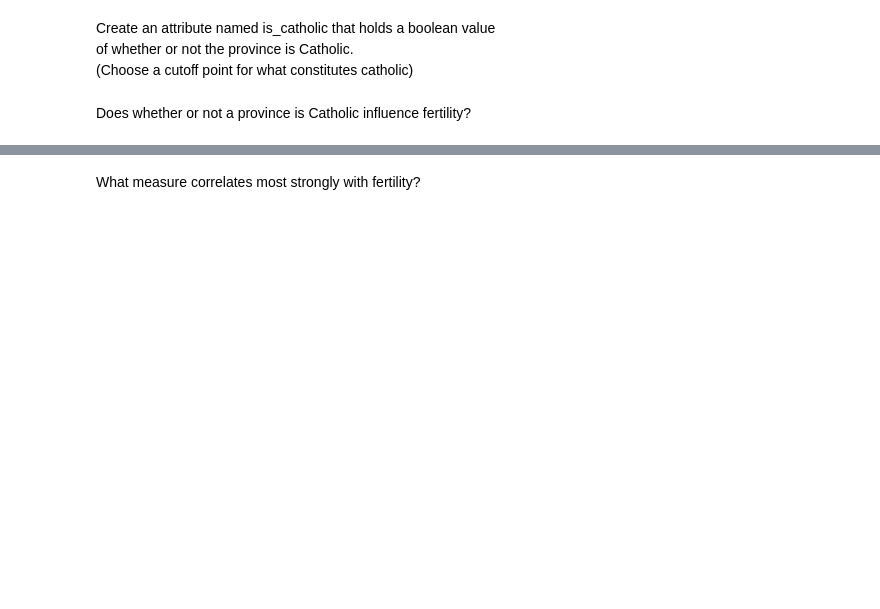
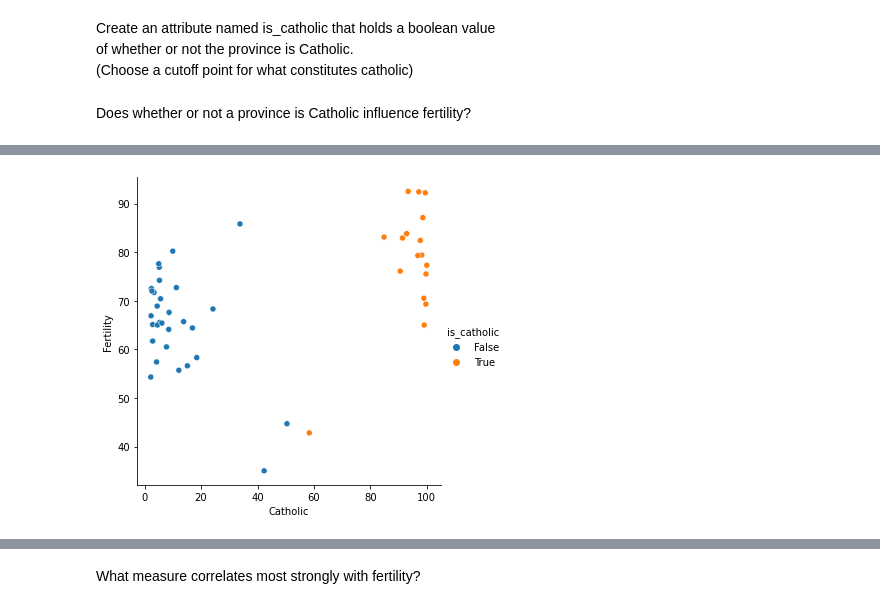
Before and after one commit to nicholas-dougherty/numpy-pandas-visualization-exercises, a Jupyter notebook: seaborn_exercises.ipynb, the cells around one changed output, grey strips where cells are left out. Cells and saved outputs as stored; diff of their text form; code cells hidden in the pictures; blank space fills up the shorter version.

```diff
--- a/seaborn_exercises.ipynb
+++ b/seaborn_exercises.ipynb
@@ -259,0 +346,5 @@ Does whether or not a province is Catholic influence fertility?
+# %%
+sns.relplot(x=swiss.Catholic, y=swiss.Fertility, hue=swiss.is_catholic)
+plt.show()
+# %% [output]
+[figure, added]
```
Also changed, not shown: parts of 15 cells of this notebook, 1 other file.
